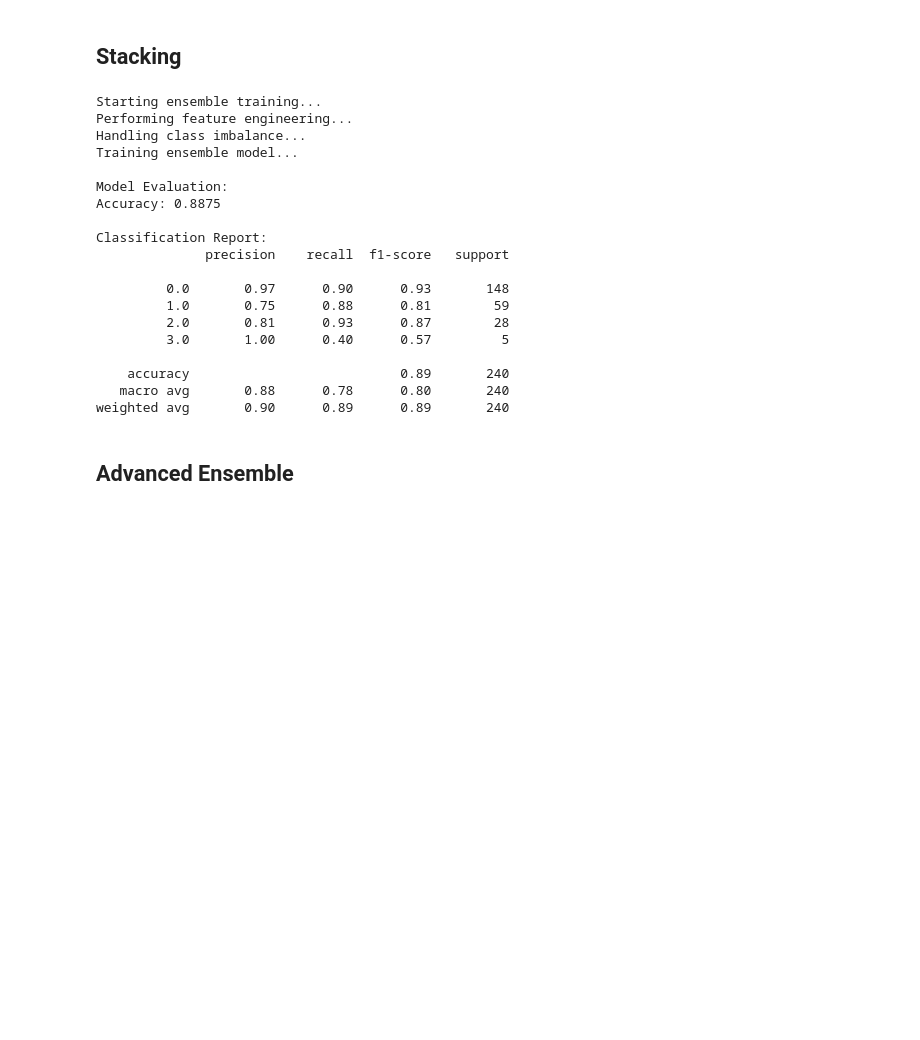
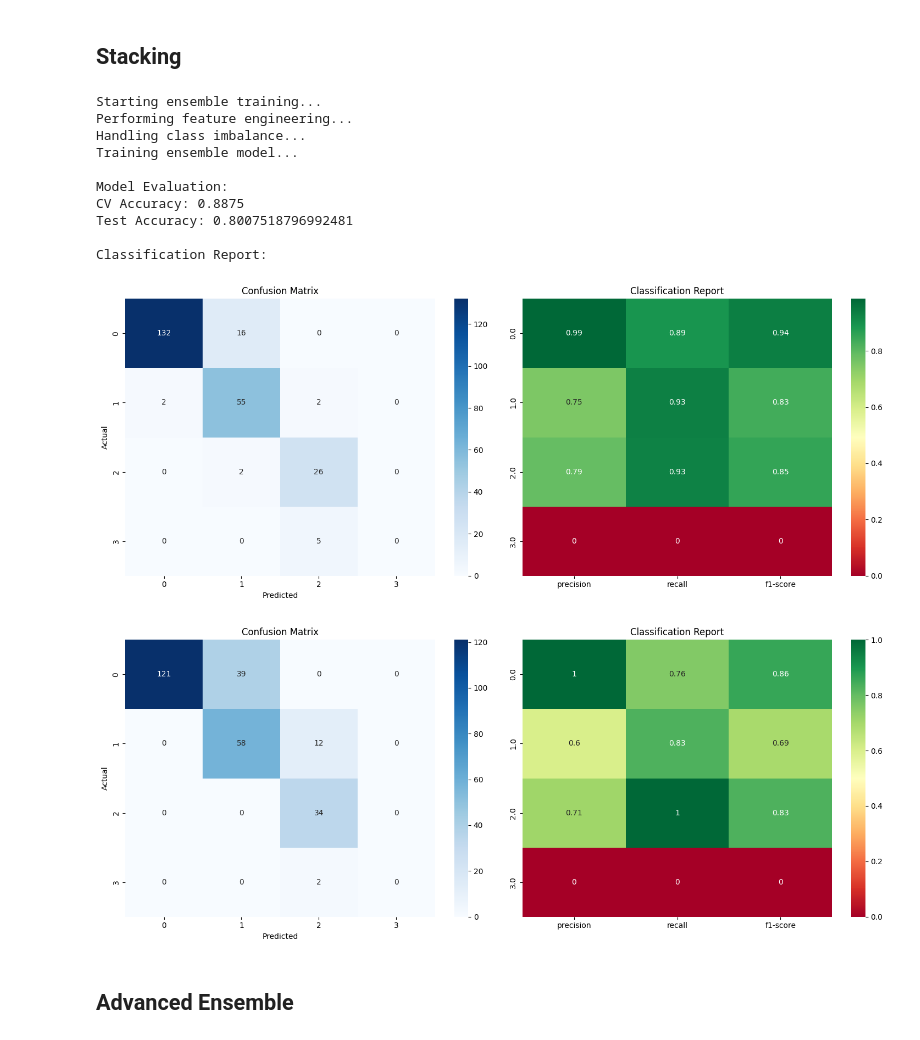
Before and after one commit to AgnidiptoSinha/Child_Mind_Health, a Jupyter notebook: child_mind_notebook.ipynb, the cells around one changed output. Saved outputs shown, nothing was run; the diff lists cells and outputs as text; code cells hidden in the pictures; blank space fills up the shorter version.

```diff
--- a/child_mind_notebook.ipynb
+++ b/child_mind_notebook.ipynb
@@ -1367,13 +1357,14 @@ def create_ensemble_model():
 
     return stack
 # %%
-def train_ensemble_model(X_train, y_train, X_test, y_test):
+def train_ensemble_model(X_train, y_train, X_cv, y_cv, X_test, y_test):
     """Train and evaluate the ensemble model"""
 
     # 1. Feature Engineering
     print("Performing feature engineering...")
     X_train_engineered = engineer_features(X_train)
     X_test_engineered = engineer_features(X_test)
+    X_cv_engineered = engineer_features(X_cv)
 
     # 2. Handle Class Imbalance
     print("Handling class imbalance...")
@@ -1397,44 +1388,42 @@ def train_ensemble_model(X_train, y_train, X_test, y_test):
     ensemble.fit(X_train_balanced, y_train_balanced)
 
     # 4. Make Predictions
-    y_pred = ensemble.predict(X_test_engineered)
+    y_cv_pred = ensemble.predict(X_cv_engineered)
+    y_test_pred = ensemble.predict(X_test_engineered)
 
     # 5. Evaluate Model
     print("\nModel Evaluation:")
-    print("Accuracy:", accuracy_score(y_test, y_pred))
+    print("CV Accuracy:", accuracy_score(y_cv, y_cv_pred))
+    print("Test Accuracy:", accuracy_score(y_test, y_test_pred))
     print("\nClassification Report:")
-    print(classification_report(y_test, y_pred))
+    plot_classification_results(y_cv, y_cv_pred)
+    plot_classification_results(y_test, y_test_pred)
 
     return ensemble
 # %%
 # Train and evaluate the model
 print("Starting ensemble training...")
 final_model = train_ensemble_model(
     X_train_split,
     y_train_split,
+    X_cv,
+    y_cv,
     X_test,
     y_test
 )
 # %% [output]
 Starting ensemble training...
 Performing feature engineering...
 Handling class imbalance...
 Training ensemble model...
 
 Model Evaluation:
-Accuracy: 0.8875
+CV Accuracy: 0.8875
+Test Accuracy: 0.8007518796992481
 
 Classification Report:
-              precision    recall  f1-score   support
-
-         0.0       0.97      0.90      0.93       148
-         1.0       0.75      0.88      0.81        59
-         2.0       0.81      0.93      0.87        28
-         3.0       1.00      0.40      0.57         5
-
-    accuracy                           0.89       240
-   macro avg       0.88      0.78      0.80       240
-weighted avg       0.90      0.89      0.89       240
+[figure, added]
+[figure, added]
 # %% [markdown]
 ## Advanced Ensemble
 # %%
```
Also changed, not shown: parts of 16 cells of this notebook, 4 other files.
